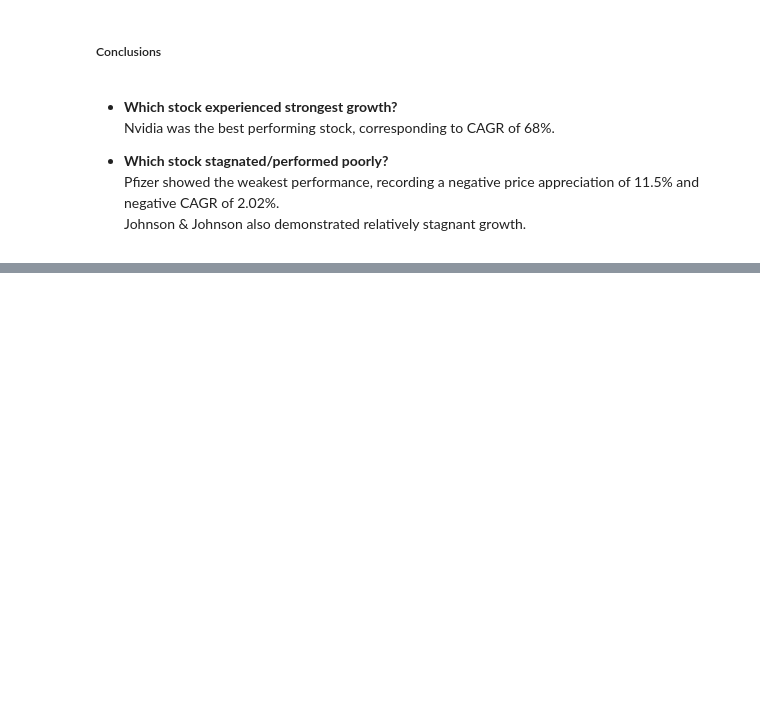
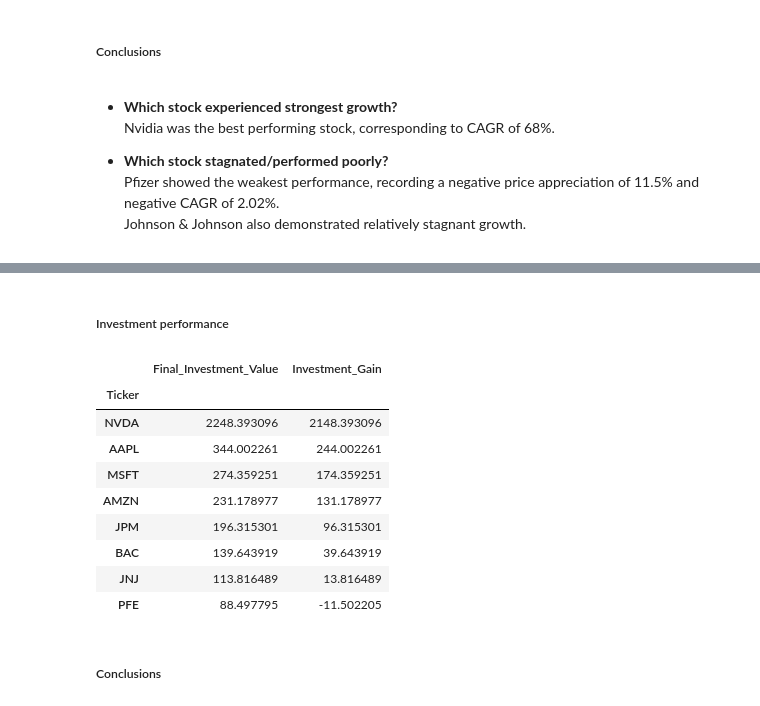
Before and after one commit to vaibhavpandeyprayag/investment-portfolio-analytics, a Jupyter notebook: notebooks/02_exploratory_data_analysis.ipynb, the cells around one changed output, grey strips where cells are left out. Cells and saved outputs as stored; diff of their text form; code cells hidden in the pictures; blank space fills up the shorter version.

```diff
--- a/notebooks/02_exploratory_data_analysis.ipynb
+++ b/notebooks/02_exploratory_data_analysis.ipynb
@@ -181,0 +214,20 @@ Johnson & Johnson also demonstrated relatively stagnant growth.
+# %% [markdown]
+##### Investment performance
+# %%
+investment_summary = norm_stocks_df.groupby("Ticker").agg(Final_Investment_Value=("Normalized_Price", "last"))
+investment_summary["Investment_Gain"] = investment_summary["Final_Investment_Value"] - 100
+investment_summary = investment_summary.sort_values("Investment_Gain", ascending=False)
+investment_summary
+# %% [output]
+|  | Final_Investment_Value | Investment_Gain |
+| Ticker |  |  |
+| NVDA | 2248.393096 | 2148.393096 |
+| AAPL | 344.002261 | 244.002261 |
+| MSFT | 274.359251 | 174.359251 |
+| AMZN | 231.178977 | 131.178977 |
+| JPM | 196.315301 | 96.315301 |
+| BAC | 139.643919 | 39.643919 |
+| JNJ | 113.816489 | 13.816489 |
+| PFE | 88.497795 | -11.502205 |
+# %% [markdown]
+##### Conclusions
```
Also changed, not shown: parts of 7 cells of this notebook.
